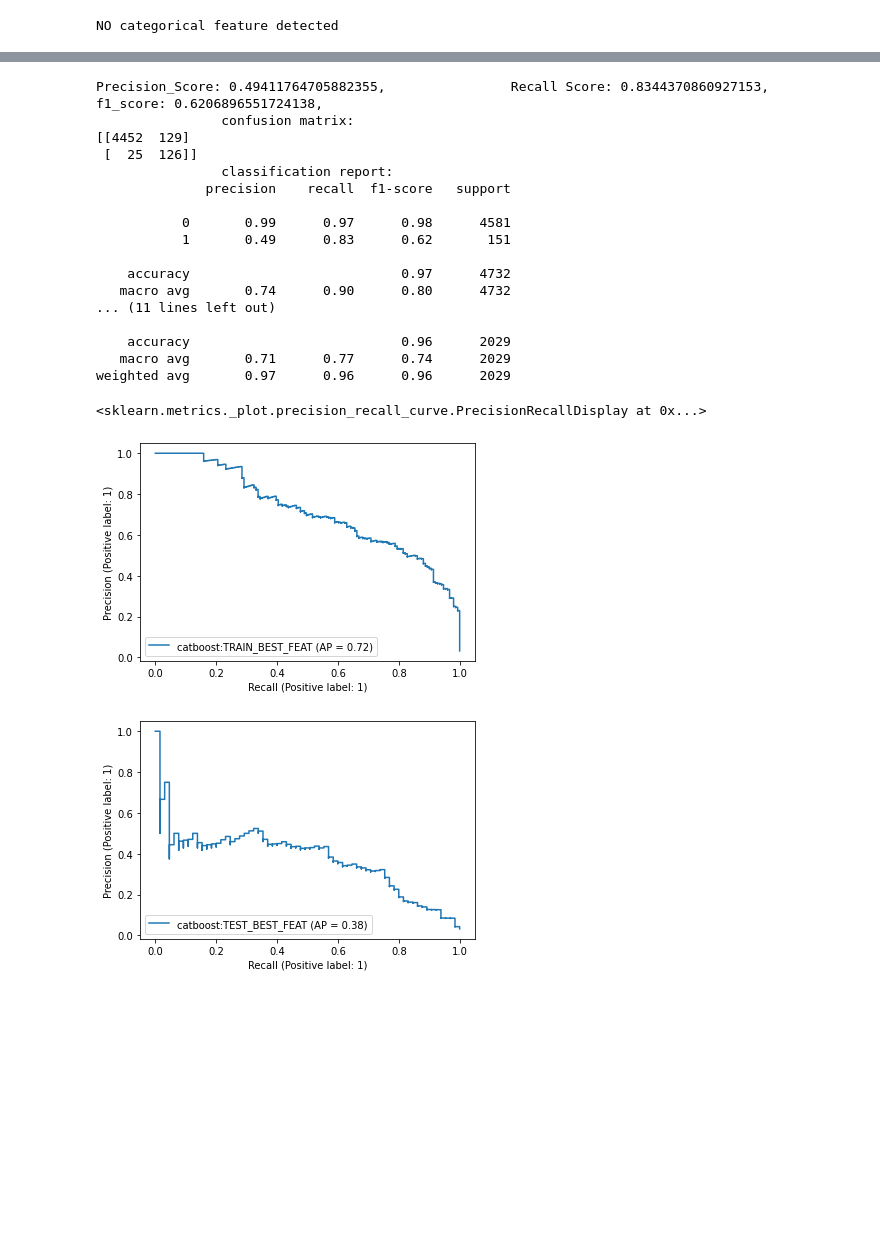
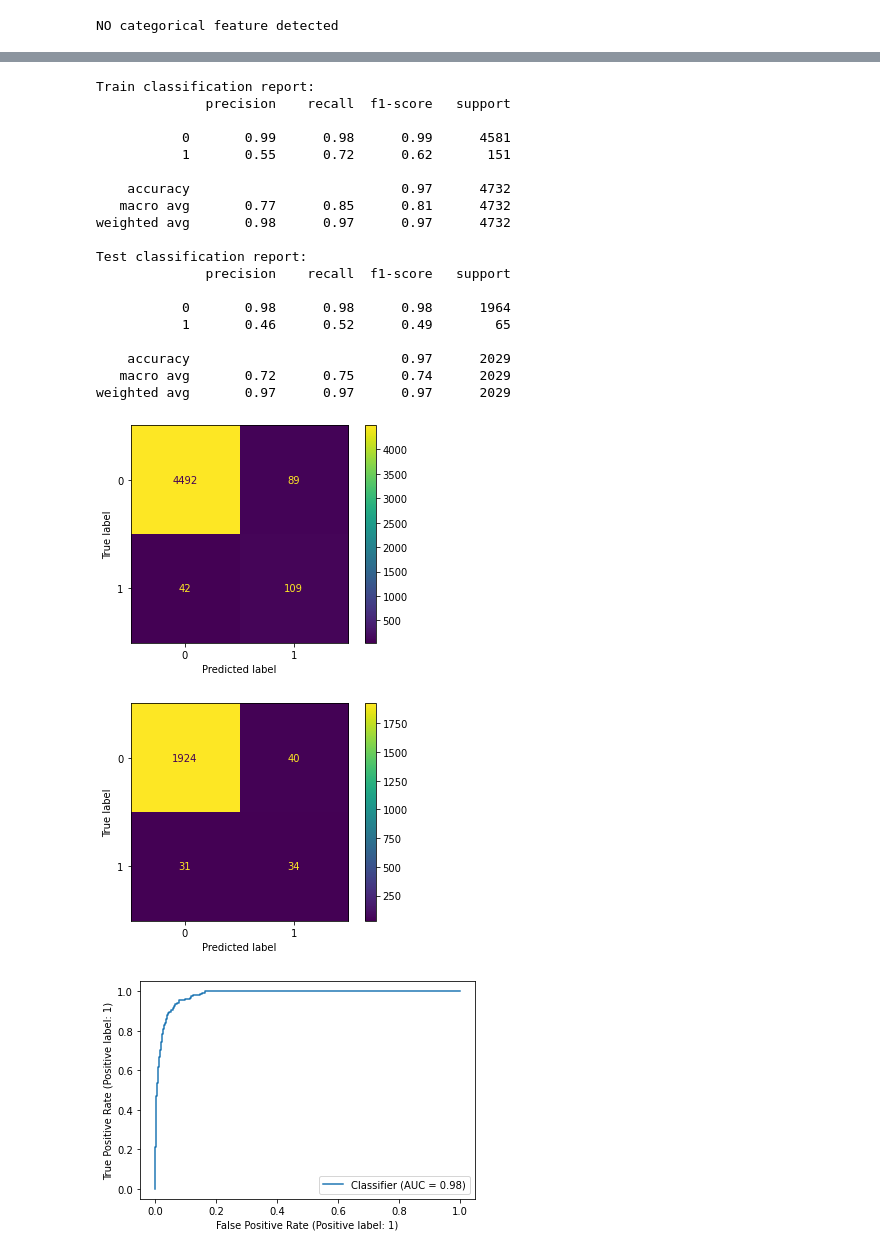
Before and after one commit to shoaibkhanz/bankruptcy_prediction, a Jupyter notebook: notebook/oversampling_model.ipynb, the cells around one changed output, grey strips where cells are left out. Drawn from its saved outputs; the diff is of its cells as text; code cells hidden in the pictures; blank space fills up the shorter version.

```diff
--- a/notebook/oversampling_model.ipynb
+++ b/notebook/oversampling_model.ipynb
@@ -453,27 +442,27 @@ pred_test_cat3 = mod3.predict_proba(X_test[best_feat])
-# %%
-model_performance(y_pred=pred_train_cat3,y_true=y_train,threshold=0.5,
-title="catboost:TRAIN_BEST_FEAT",model_type="catboost")
-
-model_performance(y_pred=pred_test_cat3,y_true=y_test,threshold=0.5,
-title="catboost:TEST_BEST_FEAT",model_type="catboost")
-# %% [output]
-Precision_Score: 0.49411764705882355,                Recall Score: 0.8344370860927153,                f1_score: 0.6206896551724138,
-                confusion matrix:
-[[4452  129]
- [  25  126]]
-                classification report:
-              precision    recall  f1-score   support
-
-           0       0.99      0.97      0.98      4581
-           1       0.49      0.83      0.62       151
-
-    accuracy                           0.97      4732
-   macro avg       0.74      0.90      0.80      4732
-... (11 lines left out)
-
-    accuracy                           0.96      2029
-   macro avg       0.71      0.77      0.74      2029
-weighted avg       0.97      0.96      0.96      2029
-<sklearn.metrics._plot.precision_recall_curve.PrecisionRecallDisplay at 0x...>
-[figure, removed]
-[figure, removed]
+# %%
+model_performance(y_true_train=y_train,y_true_test=y_test,
+y_pred_train=pred_train_cat3,y_pred_test=pred_test_cat3,
+threshold=0.5,title="catboost_intial_best_feat")
+# %% [output]
+Train classification report:
+              precision    recall  f1-score   support
+
+           0       0.99      0.98      0.99      4581
+           1       0.55      0.72      0.62       151
+
+    accuracy                           0.97      4732
+   macro avg       0.77      0.85      0.81      4732
+weighted avg       0.98      0.97      0.97      4732
+
+Test classification report:
+              precision    recall  f1-score   support
+
+           0       0.98      0.98      0.98      1964
+           1       0.46      0.52      0.49        65
+
+    accuracy                           0.97      2029
+   macro avg       0.72      0.75      0.74      2029
+weighted avg       0.97      0.97      0.97      2029
+[figure, added]
+[figure, added]
+[figure, added]
```
Also changed, not shown: parts of 20 cells of this notebook, 5 other files.
